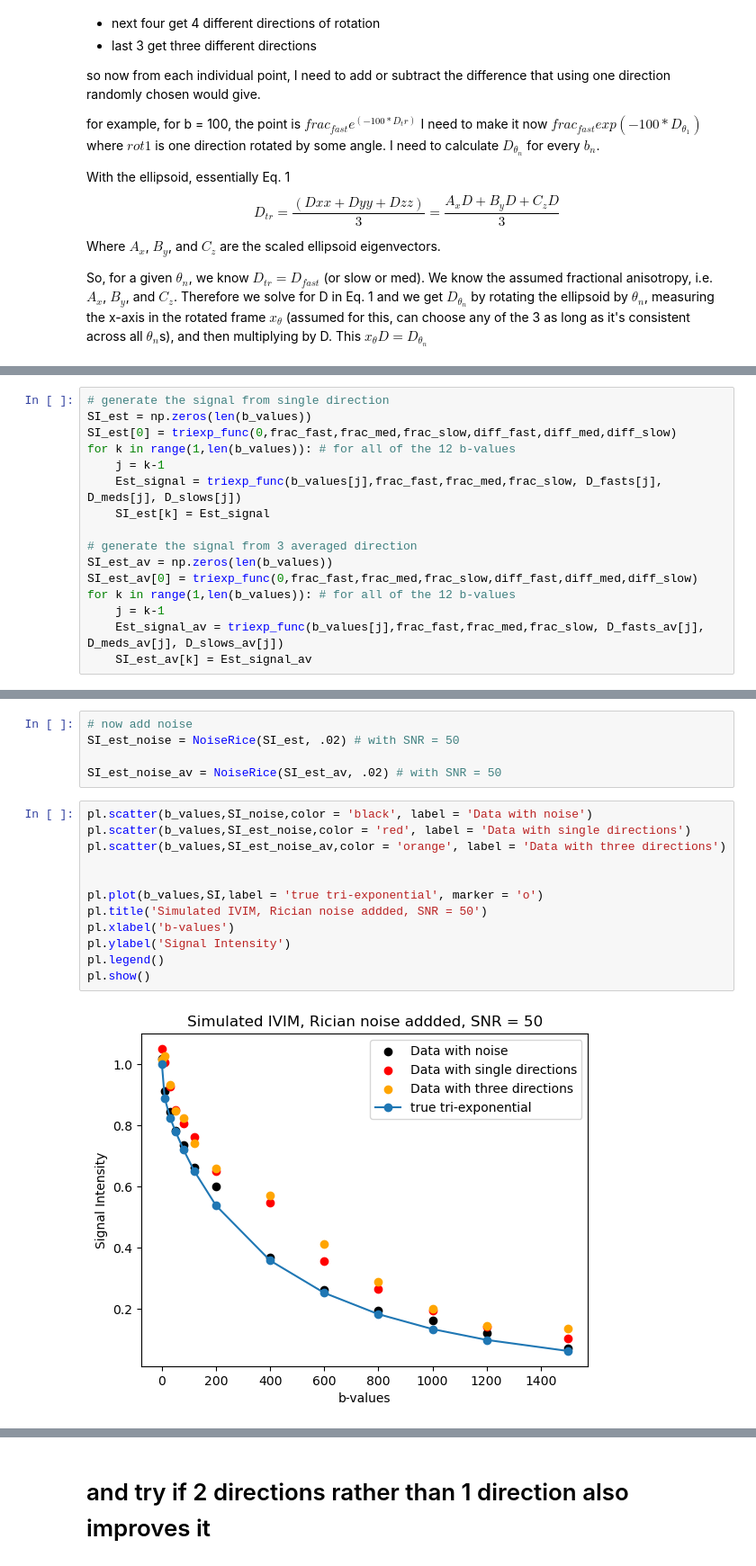
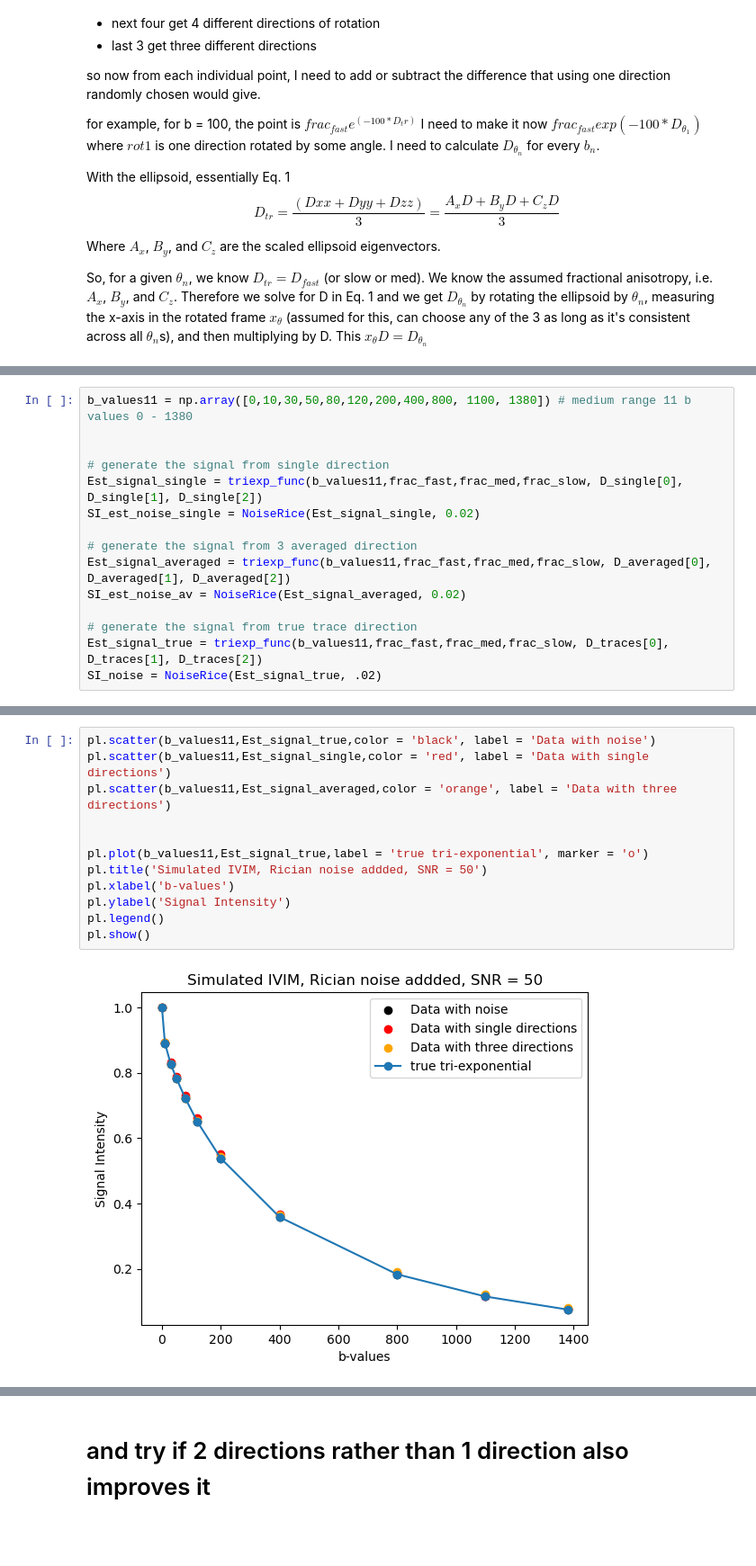
Before and after one commit to miramliu/Multiexp_Simulations_python, a Jupyter notebook: SimulationOfKidneySignal.ipynb, the cells around one changed output, grey strips where cells are left out. Shown at 90% size. Saved outputs shown, nothing was run; the diff lists cells and outputs as text; blank space fills up the shorter version.

```diff
--- a/SimulationOfKidneySignal.ipynb
+++ b/SimulationOfKidneySignal.ipynb
@@ -208,16 +193,15 @@ for i in range(n):
 # %%
+b_values11 = np.array([0,10,30,50,80,120,200,400,800, 1100, 1380]) # medium range 11 b values 0 - 1380
+
+
 # generate the signal from single direction
-SI_est = np.zeros(len(b_values))
-SI_est[0] = triexp_func(0,frac_fast,frac_med,frac_slow,diff_fast,diff_med,diff_slow)
-for k in range(1,len(b_values)): # for all of the 12 b-values
-    j = k-1
-    Est_signal = triexp_func(b_values[j],frac_fast,frac_med,frac_slow, D_fasts[j], D_meds[j], D_slows[j])
-    SI_est[k] = Est_signal
+Est_signal_single = triexp_func(b_values11,frac_fast,frac_med,frac_slow, D_single[0], D_single[1], D_single[2])
+SI_est_noise_single = NoiseRice(Est_signal_single, 0.02)
 
 # generate the signal from 3 averaged direction
-SI_est_av = np.zeros(len(b_values))
-SI_est_av[0] = triexp_func(0,frac_fast,frac_med,frac_slow,diff_fast,diff_med,diff_slow)
-for k in range(1,len(b_values)): # for all of the 12 b-values
-    j = k-1
-    Est_signal_av = triexp_func(b_values[j],frac_fast,frac_med,frac_slow, D_fasts_av[j], D_meds_av[j], D_slows_av[j])
-    SI_est_av[k] = Est_signal_av
+Est_signal_averaged = triexp_func(b_values11,frac_fast,frac_med,frac_slow, D_averaged[0], D_averaged[1], D_averaged[2])
+SI_est_noise_av = NoiseRice(Est_signal_averaged, 0.02)
+
+# generate the signal from true trace direction
+Est_signal_true = triexp_func(b_values11,frac_fast,frac_med,frac_slow, D_traces[0], D_traces[1], D_traces[2])
+SI_noise = NoiseRice(Est_signal_true, .02)
@@ -237,19 +208,14 @@ pl.show()
-# %%
-# now add noise
-SI_est_noise = NoiseRice(SI_est, .02) # with SNR = 50
-
-SI_est_noise_av = NoiseRice(SI_est_av, .02) # with SNR = 50
-# %%
-pl.scatter(b_values,SI_noise,color = 'black', label = 'Data with noise')
-pl.scatter(b_values,SI_est_noise,color = 'red', label = 'Data with single directions')
-pl.scatter(b_values,SI_est_noise_av,color = 'orange', label = 'Data with three directions')
-
-
-pl.plot(b_values,SI,label = 'true tri-exponential', marker = 'o')
-pl.title('Simulated IVIM, Rician noise addded, SNR = 50')
-pl.xlabel('b-values')
-pl.ylabel('Signal Intensity')
-pl.legend()
-pl.show()
-# %% [output]
-[figure, removed]
+# %%
+pl.scatter(b_values11,Est_signal_true,color = 'black', label = 'Data with noise')
+pl.scatter(b_values11,Est_signal_single,color = 'red', label = 'Data with single directions')
+pl.scatter(b_values11,Est_signal_averaged,color = 'orange', label = 'Data with three directions')
+
+
+pl.plot(b_values11,Est_signal_true,label = 'true tri-exponential', marker = 'o')
+pl.title('Simulated IVIM, Rician noise addded, SNR = 50')
+pl.xlabel('b-values')
+pl.ylabel('Signal Intensity')
+pl.legend()
+pl.show()
+# %% [output]
+[figure, added]
```
Also changed, not shown: parts of 9 cells of this notebook, 3 other files.
